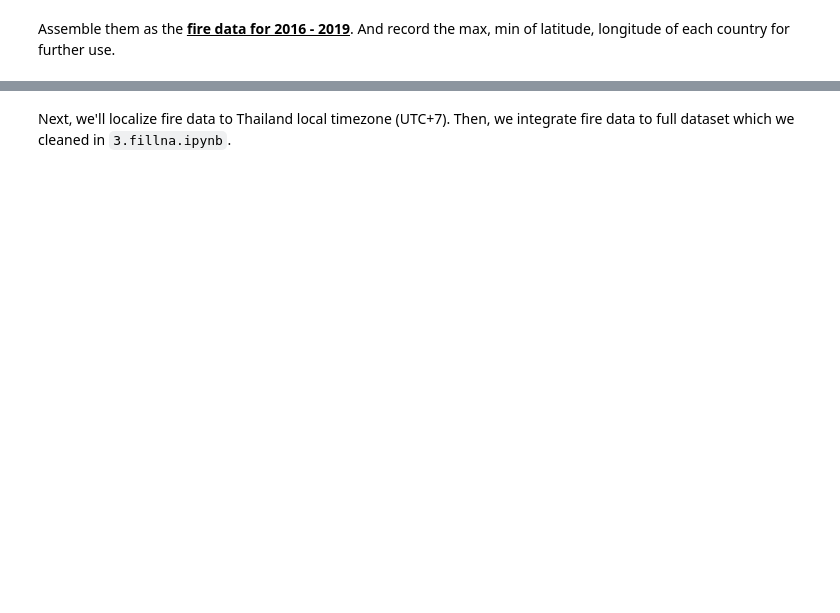
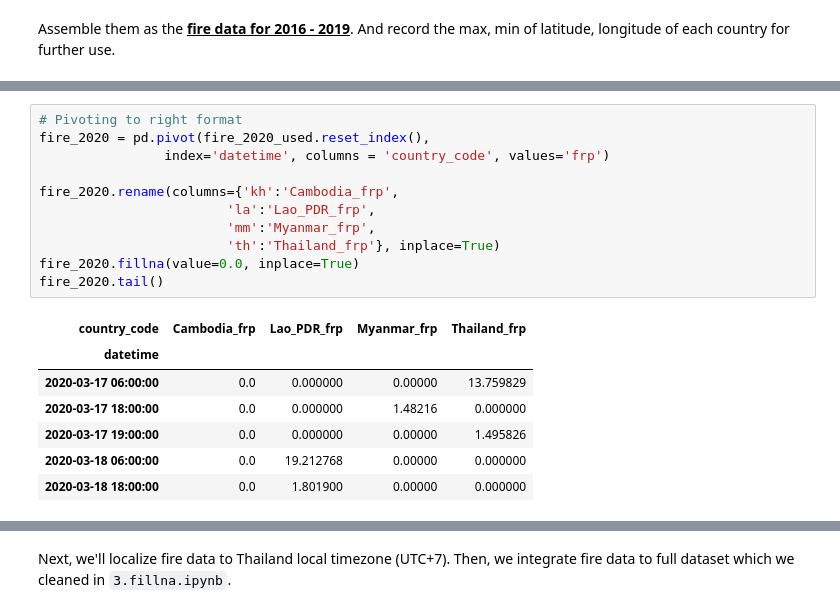
Before and after one commit to samsatp/PM25-DataScience-TermProject, a Jupyter notebook: 4. Fire.ipynb, the cells around one changed output, grey strips where cells are left out. Cells and saved outputs as stored; diff of their text form; blank space fills up the shorter version.

```diff
--- a/4. Fire.ipynb
+++ b/4. Fire.ipynb
@@ -85,0 +210,19 @@ fire_all
+# %%
+# Pivoting to right format
+fire_2020 = pd.pivot(fire_2020_used.reset_index(),
+                index='datetime', columns = 'country_code', values='frp')
+
+fire_2020.rename(columns={'kh':'Cambodia_frp',
+                        'la':'Lao_PDR_frp',
+                        'mm':'Myanmar_frp',
+                        'th':'Thailand_frp'}, inplace=True)
+fire_2020.fillna(value=0.0, inplace=True)
+fire_2020.tail()
+# %% [output]
+| country_code | Cambodia_frp | Lao_PDR_frp | Myanmar_frp | Thailand_frp |
+| datetime |  |  |  |  |
+| 2020-03-17 06:00:00 | 0.0 | 0.000000 | 0.00000 | 13.759829 |
+| 2020-03-17 18:00:00 | 0.0 | 0.000000 | 1.48216 | 0.000000 |
+| 2020-03-17 19:00:00 | 0.0 | 0.000000 | 0.00000 | 1.495826 |
+| 2020-03-18 06:00:00 | 0.0 | 19.212768 | 0.00000 | 0.000000 |
+| 2020-03-18 18:00:00 | 0.0 | 1.801900 | 0.00000 | 0.000000 |
```
Also changed, not shown: parts of 24 cells of this notebook, 32 other files.
